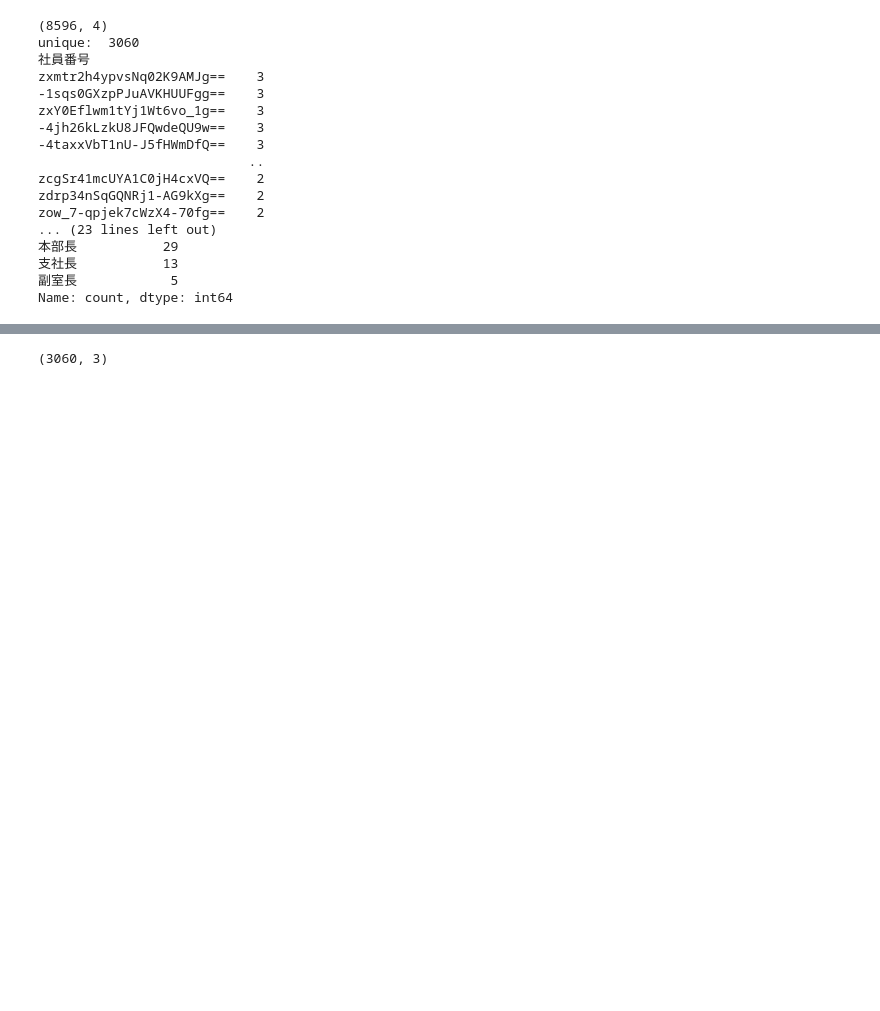
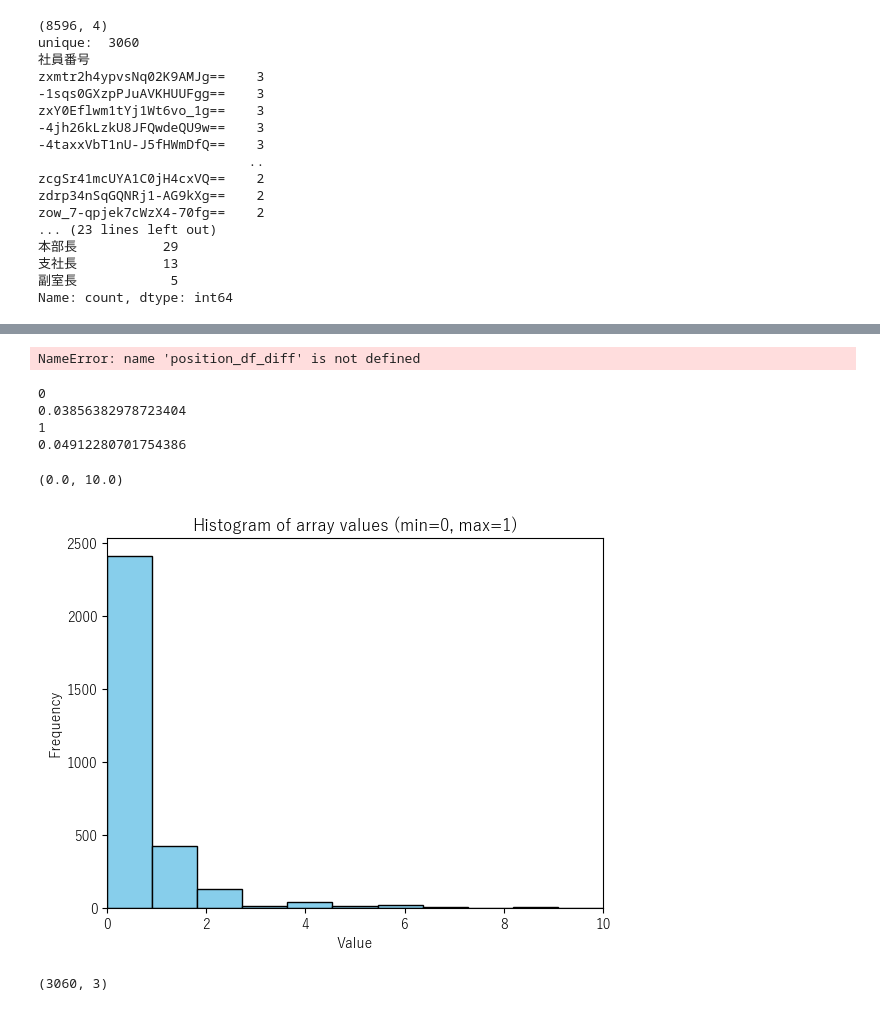
Before and after one commit to yoshi-suke/202507-atma-cup, a Jupyter notebook: test.ipynb, the cells around one changed output, grey strips where cells are left out. Cells and saved outputs as stored; diff of their text form; code cells hidden in the pictures; blank space fills up the shorter version.

```diff
--- a/test.ipynb
+++ b/test.ipynb
@@ -294,0 +354,3 @@ position_df = position_df.replace(position_replace_dict)
+# %%
+position_df_diff = position_df.groupby("社員番号")["勤務区分"].agg(lambda x: x.max() - x.min()).reset_index()
+position_df_diff
@@ -295,3 +391,36 @@ position_df = position_df.replace(position_replace_dict)
+# %%
+position_df_diff = train_df.merge(position_df_diff, on="社員番号", how="left")
+# %%
+# seabornのhistplotを使って重ねヒストグラム
+sns.histplot(
+    data=position_df_diff,
+    x='勤務区分',           # 横軸にしたいカラム
+    hue='target',        # 色分けするカラム
+    bins=2,             # ヒストグラムのビン幅
+    # palette='Set1',      # カラーパレット（お好きなものに変更可）
+    alpha=0.7,           # 透明度
+    multiple='layer'     # 重ね書き
+)
+# %% [output]
+NameError: name 'position_df_diff' is not defined
+# %%
+for i in range(0, 2):
+    print(i)
+    print(position_df_diff[position_df_diff["勤務区分"]==i]["target"].mean())
+# %% [output]
+0
+0.03856382978723404
+1
+0.04912280701754386
+# %%
+plt.hist(position_df_diff["役職"], bins=11, range=(0,10), color='skyblue', edgecolor='black')
+plt.xlabel('Value')
+plt.ylabel('Frequency')
+plt.title('Histogram of array values (min=0, max=1)')
+plt.xlim(0, 10)
+# %% [output]
+(0.0, 10.0)
+[figure, added]
 # %%
 # positionはとりあえず2024のpositionを使用
 position_df_latest = position_df[position_df["year"]==24]
```
Also changed, not shown: parts of 43 cells of this notebook, 2 other files.
